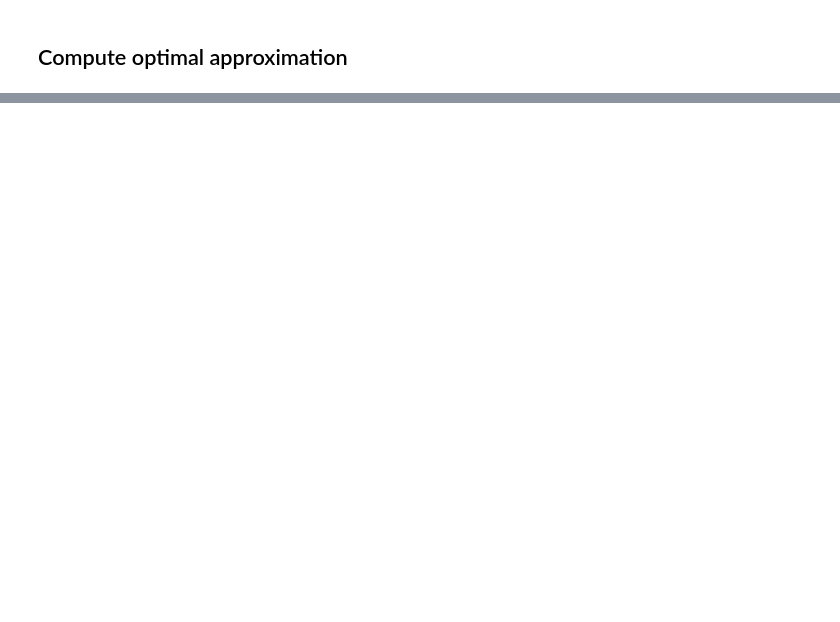
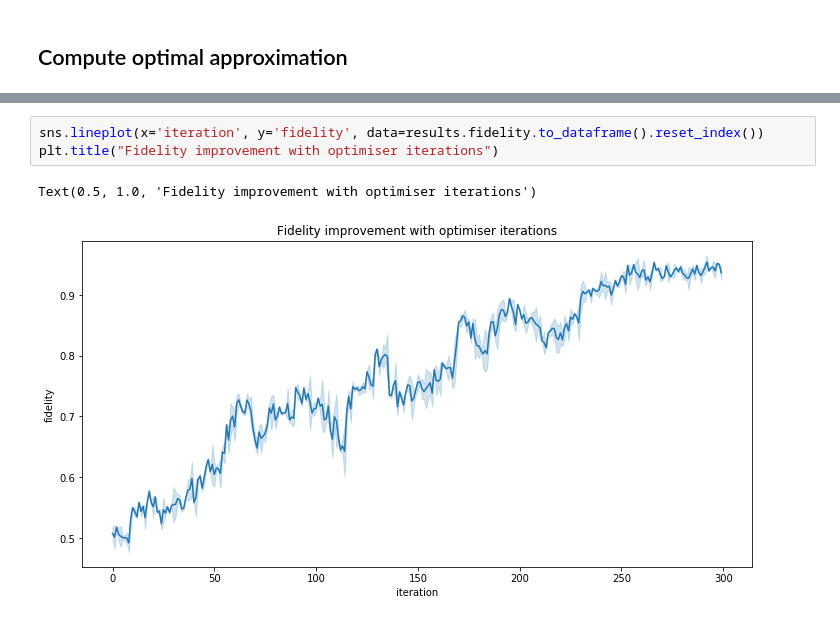
Before and after one commit to BryceFuller/qiskit_camp, a Jupyter notebook: notebooks/Test compress.ipynb, the cells around one changed output, grey strips where cells are left out. Cells and saved outputs as stored; diff of their text form; blank space fills up the shorter version.

Commit message:
Update notebook with prepared results.

```diff
--- a/notebooks/Test compress.ipynb
+++ b/notebooks/Test compress.ipynb
@@ -48,0 +92,6 @@ results
+# %%
+sns.lineplot(x='iteration', y='fidelity', data=results.fidelity.to_dataframe().reset_index())
+plt.title("Fidelity improvement with optimiser iterations")
+# %% [output]
+Text(0.5, 1.0, 'Fidelity improvement with optimiser iterations')
+[figure, added]
```
Also changed, not shown: parts of 5 cells of this notebook, 1 other file.
